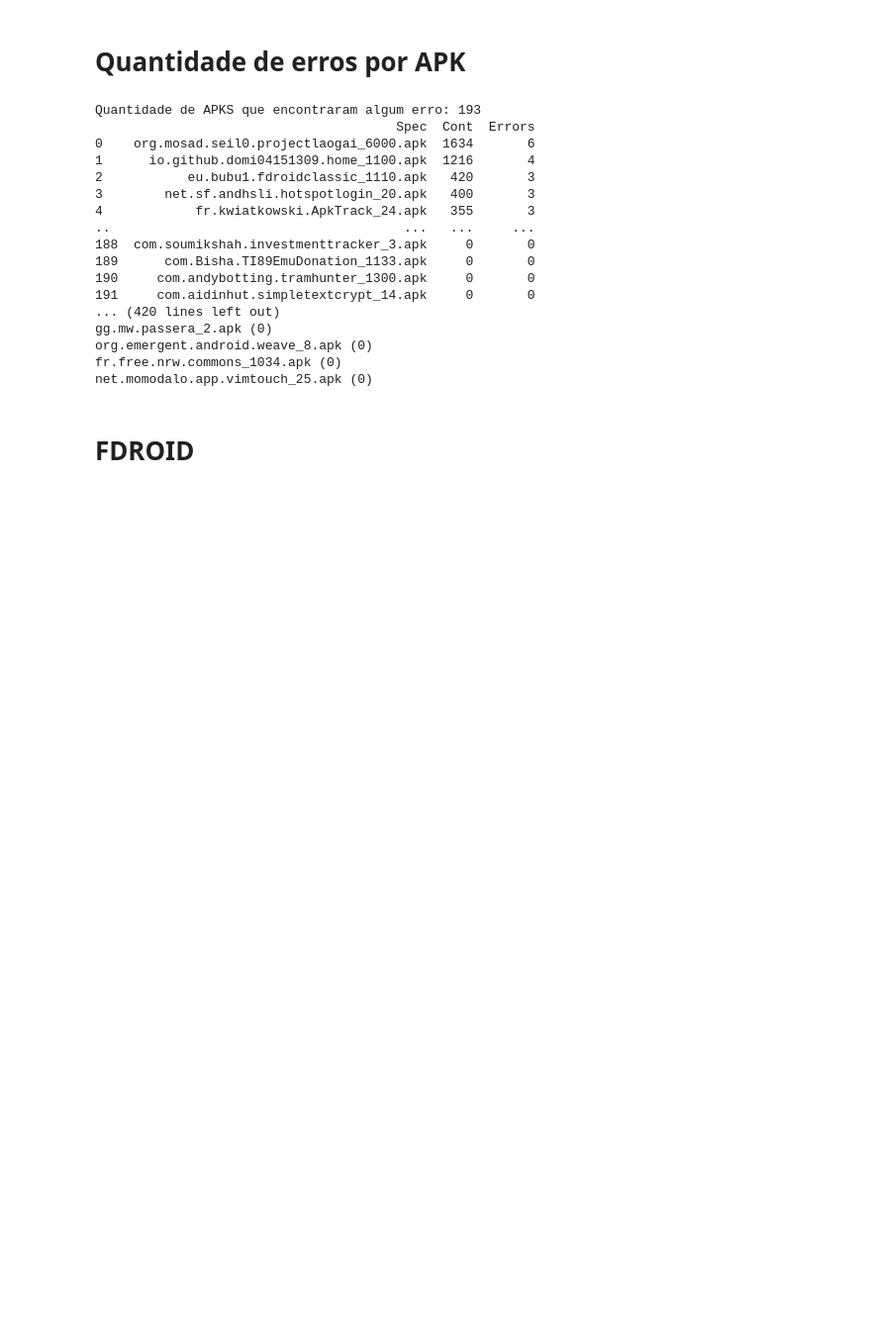
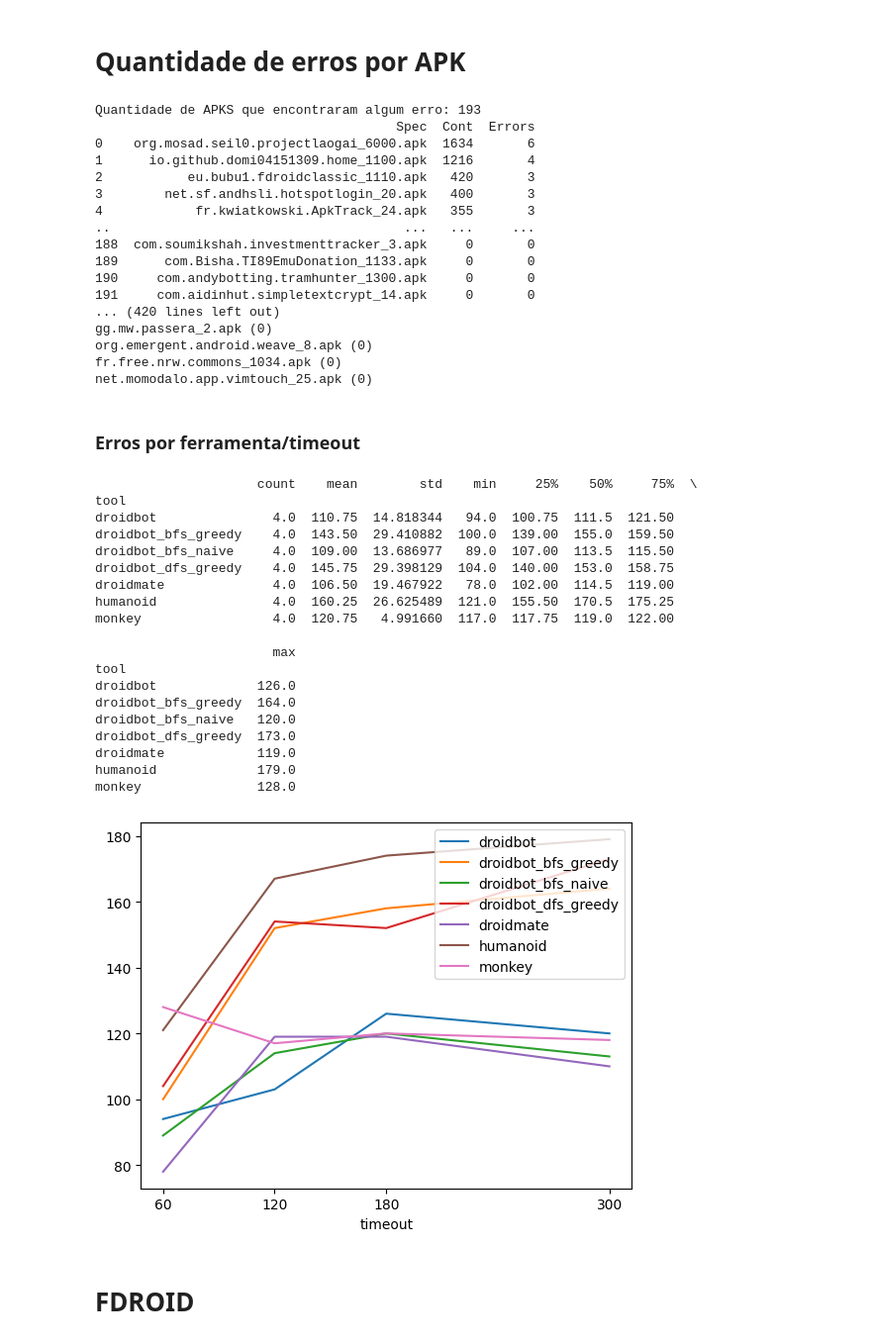
Before and after one commit to PAMunb/rvsec, a Jupyter notebook: rv-android/results_notebook.ipynb, the cells around one changed output. Shown: that part at 99% size. Saved outputs shown, nothing was run; the diff lists cells and outputs as text; code cells hidden in the pictures; blank space fills up the shorter version.

```diff
--- a/rv-android/results_notebook.ipynb
+++ b/rv-android/results_notebook.ipynb
@@ -202,6 +227,77 @@ gg.mw.passera_2.apk (0)
 org.emergent.android.weave_8.apk (0)
 fr.free.nrw.commons_1034.apk (0)
 net.momodalo.app.vimtouch_25.apk (0)
+# %% [markdown]
+### Erros por ferramenta/timeout
+# %%
+data = {}
+with open(results_file, "r") as f:
+    result = json.load(f)
+    for apk in result:
+        for rep in result[apk][REPETITIONS]:
+            if rep not in data:
+                data[rep] = {}
+            for timeout in result[apk][REPETITIONS][rep][TIMEOUTS]:
+                if timeout not in data[rep]:
+                    data[rep][timeout] = {}
+                for tool in result[apk][REPETITIONS][rep][TIMEOUTS][timeout][TOOLS]:
+                    if tool not in data[rep][timeout]:
+                        data[rep][timeout][tool] = {"errors": set(), "total": 0}
+                    tool_result = result[apk][REPETITIONS][rep][TIMEOUTS][timeout][TOOLS][tool]
+                    errors = tool_result[RVSEC_ERRORS]
+                    for error in errors:
+                        data[rep][timeout][tool]["total"] = data[rep][timeout][tool]["total"] + 1
+                        data[rep][timeout][tool]["errors"].add(error)
+
+tmp = []
+for rep in data:
+    for timeout in data[rep]:
+        for tool in data[rep][timeout]:
+            tmp.append([str(tool), int(rep), int(timeout), len(data[rep][timeout][tool]["errors"])])
+
+df = pd.DataFrame(tmp, columns=['tool', 'rep', 'timeout', 'errors'])
+df = df.sort_values(by=['timeout'], ascending=False, ignore_index=True)
+# print(df)
+# df.query("rep == 1 and tool == 'droidbot' ").plot(x="timeout", y=["errors"])
+
+df.set_index('timeout', inplace=True)
+# group data by tool and display errors as line chart
+df = df.query("rep == 1").groupby('tool', group_keys=True)['errors']
+print(df.describe())
+# df = df.query("rep == '1'").groupby(['timeout'],  group_keys=True)['errors']
+df.plot(legend=True)
+plt.xticks([60, 120, 180, 300])
+plt.show()
+
+
+#df = pd.DataFrame(tmp, columns=['tool', 'rep', 'timeout', 'errors'])
+#df = df.sort_values(by=['timeout'], ascending=False, ignore_index=True)
+#pd.pivot_table(df.reset_index(),
+#                index='timeout', columns='rep', values='errors'
+#                ).plot(subplots=True)
+#plt.xticks([60, 120, 180, 300])
+#plt.show()
+# %% [output]
+                     count    mean        std    min     25%    50%     75%  \
+tool
+droidbot               4.0  110.75  14.818344   94.0  100.75  111.5  121.50
+droidbot_bfs_greedy    4.0  143.50  29.410882  100.0  139.00  155.0  159.50
+droidbot_bfs_naive     4.0  109.00  13.686977   89.0  107.00  113.5  115.50
+droidbot_dfs_greedy    4.0  145.75  29.398129  104.0  140.00  153.0  158.75
+droidmate              4.0  106.50  19.467922   78.0  102.00  114.5  119.00
+humanoid               4.0  160.25  26.625489  121.0  155.50  170.5  175.25
+monkey                 4.0  120.75   4.991660  117.0  117.75  119.0  122.00
+
+                       max
+tool
+droidbot             126.0
+droidbot_bfs_greedy  164.0
+droidbot_bfs_naive   120.0
+droidbot_dfs_greedy  173.0
+droidmate            119.0
+humanoid             179.0
+monkey               128.0
+[figure, added]
 # %% [markdown]
 # FDROID
 # %%
```
Also changed, not shown: parts of 12 cells of this notebook.
